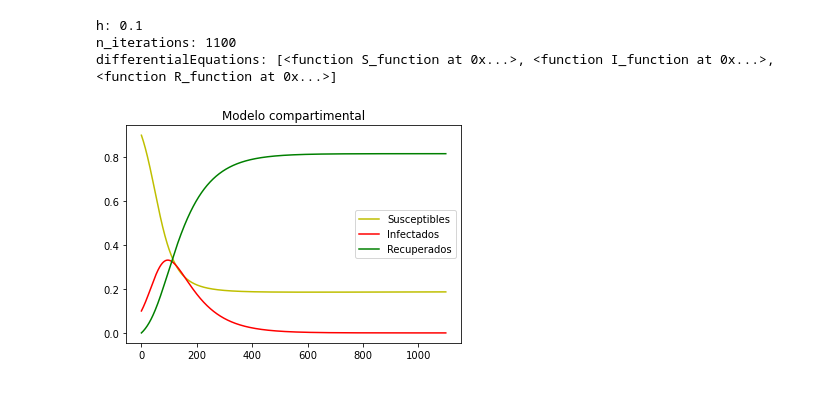
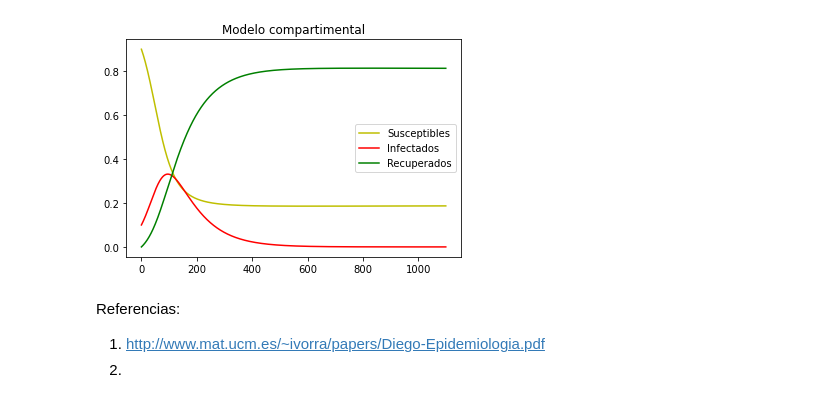
Before and after one commit to Grupo-de-simulacion-con-automatas/CAsimulations-Modelacion-de-dinamicas-topologicas-en-la-propagacion-de-una-enfermedad-usando-CA, a Jupyter notebook: Codigo/Modelos compartimentales en ecuaciones diferenciales.ipynb, the cells around one changed output. Cells and saved outputs as stored; diff of their text form; code cells hidden in the pictures.

```diff
--- a/Codigo/Modelos compartimentales en ecuaciones diferenciales.ipynb
+++ b/Codigo/Modelos compartimentales en ecuaciones diferenciales.ipynb
@@ -53,35 +159,40 @@ discreteSolutions.plotSolutions(["Susceptibles", "Infectados"],["y","r"])
 # %%
-# Parámetros del modelo
-beta =  0.5 # Tasa de contagio
+# Parámetros del modelo:
+
 alpha =  0.2 # Tasa de recuperación (días que dura en promedio la enfermedad)
+mu = 1/(75*365) # Tasa de natalidad / mortalidad
+theta = 0.4 # 0.1 # Tasa de muerte por enfermedad
+# beta = -alpha*(1-theta)-mu # Tasa de contagio
+beta = 0.5
 
-# Funciones del modelo
+# Funciones del modelo:
+
 def S_function(values, beta=beta, mu = mu, theta = theta):
-    # S' = -beta*S*I + mu*(1 - S) + theta*alpha*I
-    return mu*(1 - values[0]) - beta*values[0]*values[1] + alpha*theta*values[1]
+    S = values[0]; I = values[1]
+    return mu*(1 - S) - beta*S*I + alpha*theta*I
 
 def I_function(values, alpha=alpha, beta=beta, mu = mu, theta = theta):
-    # I' = beta*S*I - mu*I - theta*alpha*I - (1 - theta)*alpha*I
-    # I' = beta*S*I - mu*I - alpha*I
-    return beta*values[0]*values[1] - values[1]*(alpha + mu)
+    S = values[0]; I = values[1]
+    return beta*S*I - I*(alpha + mu)
 
 def R_function(values, alpha=alpha, mu = mu, theta = theta):
-    # R' = (1 - theta)*alpha*I - mu*R
-    return (1 - theta)*alpha*values[1]
+    I = values[1]; R = values[2]
+    return (1 - theta)*alpha*I - mu*R
 
 listOfFunctions = [S_function, I_function, R_function]
-initialValues = [0.9, 0.1, 0]
+
+# Condiciones iniciales:
+
+initialValues = [0.9, 0.1, 0] # S_0 = 0.9; I_0 = 0.1; R_0 = 0
+
+# Solución discreta del modelo:
+
+discreteSolutions = CompartmentalModelsInEDOS(listOfFunctions, initialValues)
+discreteSolutions.n_iterations(1100)
+discreteSolutions.plotSolutions(["Susceptibles", "Infectados", "Recuperados"],["y", "r", "g"])
+# %% [output]
+[figure, added]
-# %%
-# Solución discreta del modelo
-discreteSolutions = CompartmentalModelsInEDOS(listOfFunctions, initialValues)
-discreteSolutions.n_iterations(1100)
-# discreteSolutions.ModelSolutions()
-discreteSolutions.PrintParameters()
-# %% [output]
-h: 0.1
-n_iterations: 1100
-differentialEquations: [<function S_function at 0x...>, <function I_function at 0x...>, <function R_function at 0x...>]
-# %%
-discreteSolutions.plotSolutions(["Susceptibles", "Infectados", "Recuperados"],["y", "r", "g"])
-# %% [output]
-[figure, removed]
+# %% [markdown]
+Referencias:
+1. http://www.mat.ucm.es/~ivorra/papers/Diego-Epidemiologia.pdf
+2.
```
Also changed, not shown: parts of 4 cells of this notebook, 1 other file.
